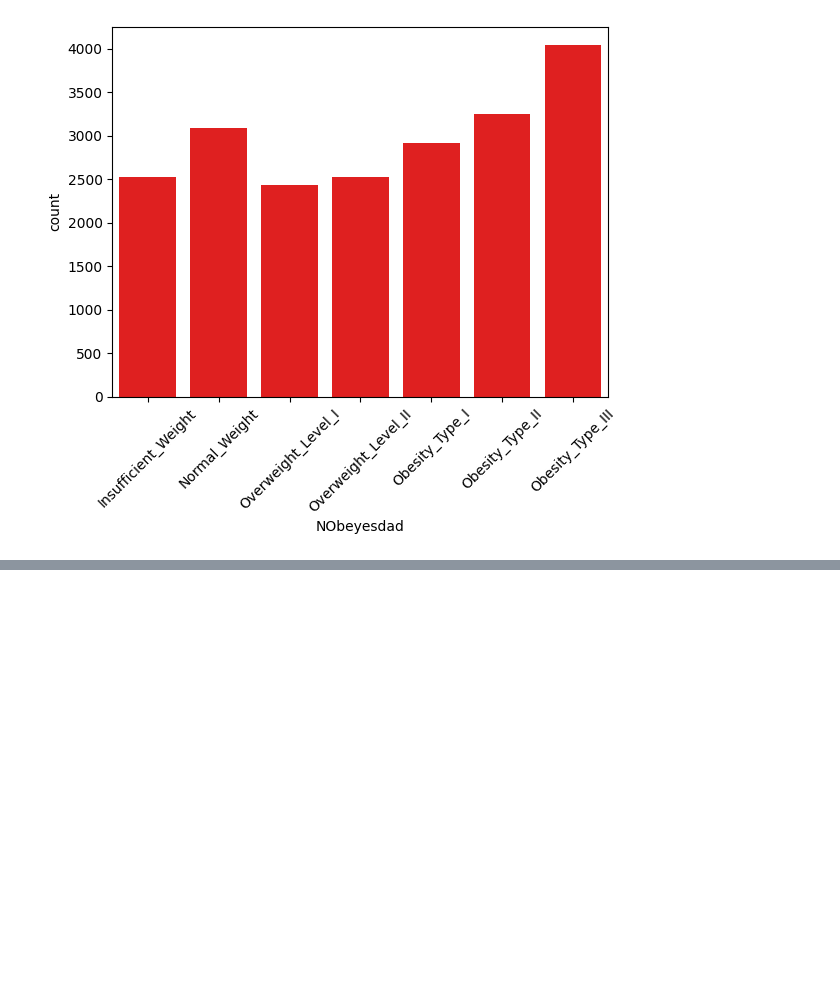
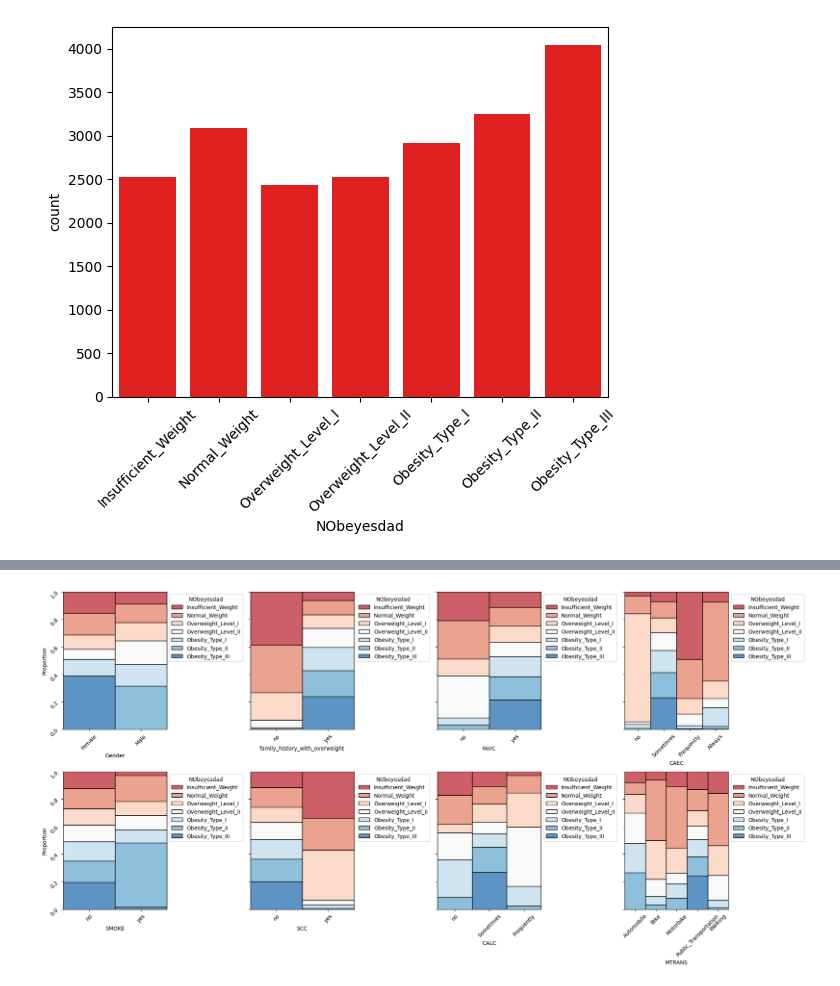
Before and after one commit to stephanie-yz/Kaggle_PG4.02_Obesity, a Jupyter notebook: 02 EDA.ipynb, the cells around one changed output, grey strips where cells are left out. Drawn from its saved outputs; the diff is of its cells as text; code cells hidden in the pictures; blank space fills up the shorter version.

Commit message:
One-way categorical variables

```diff
--- a/02 EDA.ipynb
+++ b/02 EDA.ipynb
@@ -28,0 +38,15 @@ None
+# %%
+## list of all categorical variables
+cols_cat = train.columns[train.dtypes=='category'].to_list()
+cols_cat.remove('NObeyesdad')
+
+## set up grid of subplots, then fill it with stacked barplots of variable vs NObeyesdad
+fig, axes = plt.subplots(ncols=4, nrows=2, figsize=(20,10), sharey=True)
+for i, col in enumerate(cols_cat):
+    ax = axes.ravel()[i]
+    g=sns.histplot(data=train, ax=ax, x=col, hue='NObeyesdad', multiple='fill', stat='proportion', palette='RdBu')
+    sns.move_legend(g, 'upper left', bbox_to_anchor=(1,1))
+    ax.tick_params(rotation=45)
+plt.tight_layout()
+# %% [output]
+[figure, added]
```
Also changed, not shown: parts of 2 cells of this notebook.
